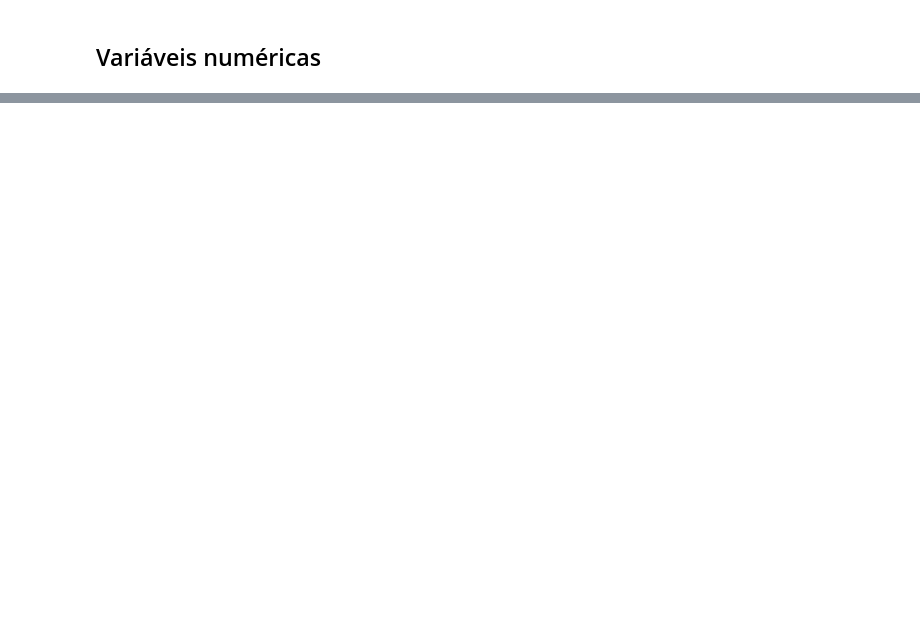
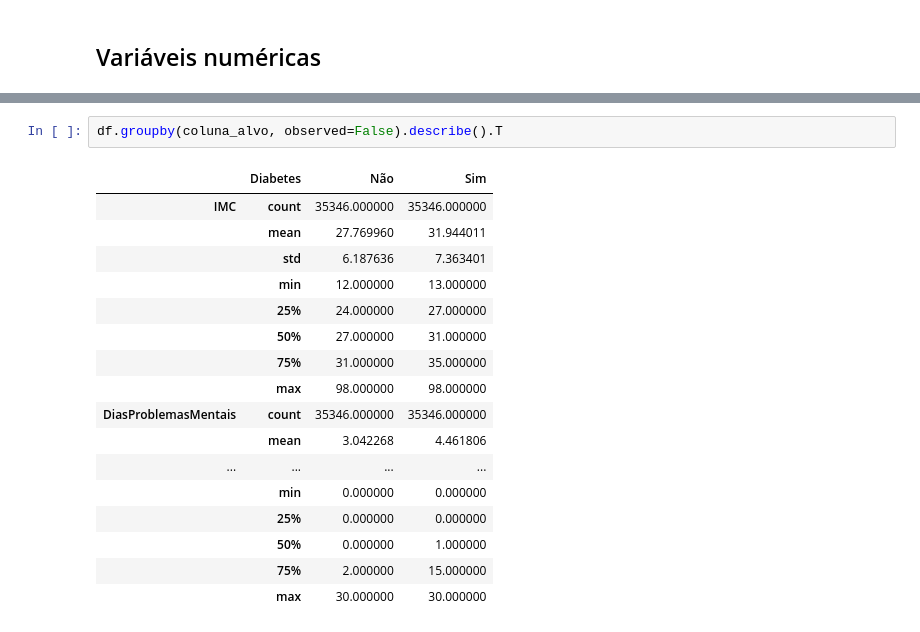
Before and after one commit to stephanyresque/Projeto-Diabetes, a Jupyter notebook: projeto/analise.ipynb, the cells around one changed output, grey strips where cells are left out. Cells and saved outputs as stored; diff of their text form; blank space fills up the shorter version.

```diff
--- a/projeto/analise.ipynb
+++ b/projeto/analise.ipynb
@@ -135,0 +162,20 @@ colunas_nao_binarias
+# %%
+df.groupby(coluna_alvo, observed=False).describe().T
+# %% [output]
+|  | Diabetes | Não | Sim |
+| IMC | count | 35346.000000 | 35346.000000 |
+|  | mean | 27.769960 | 31.944011 |
+|  | std | 6.187636 | 7.363401 |
+|  | min | 12.000000 | 13.000000 |
+|  | 25% | 24.000000 | 27.000000 |
+|  | 50% | 27.000000 | 31.000000 |
+|  | 75% | 31.000000 | 35.000000 |
+|  | max | 98.000000 | 98.000000 |
+| DiasProblemasMentais | count | 35346.000000 | 35346.000000 |
+|  | mean | 3.042268 | 4.461806 |
+| ... | ... | ... | ... |
+|  | min | 0.000000 | 0.000000 |
+|  | 25% | 0.000000 | 0.000000 |
+|  | 50% | 0.000000 | 1.000000 |
+|  | 75% | 2.000000 | 15.000000 |
+|  | max | 30.000000 | 30.000000 |
```
Also changed, not shown: parts of 27 cells of this notebook.
